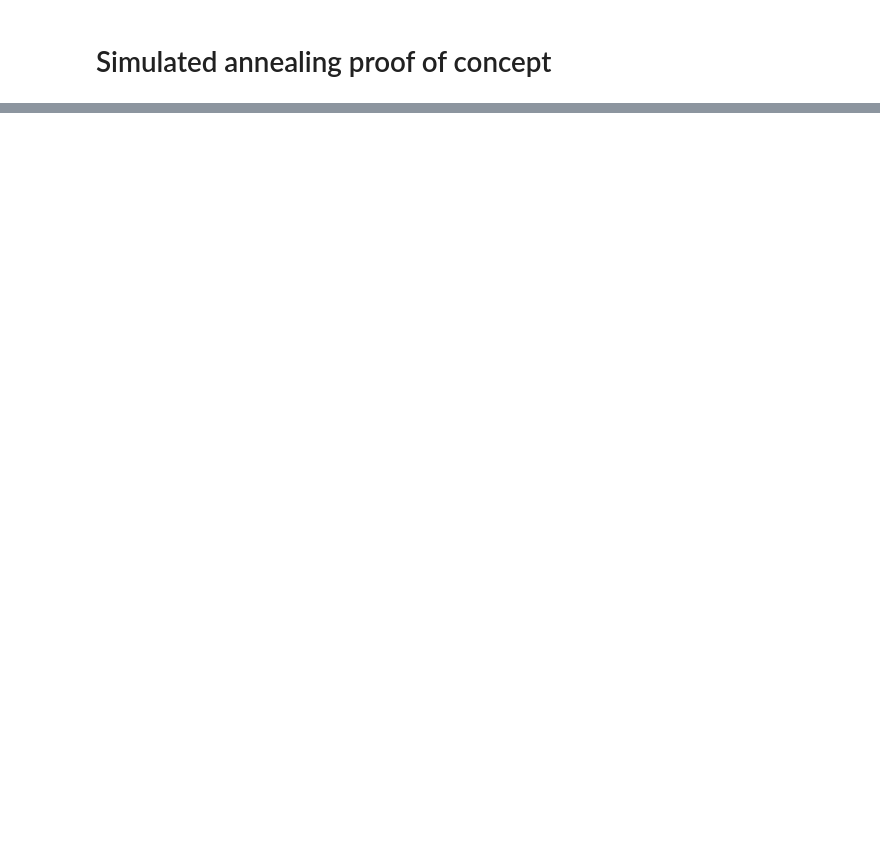
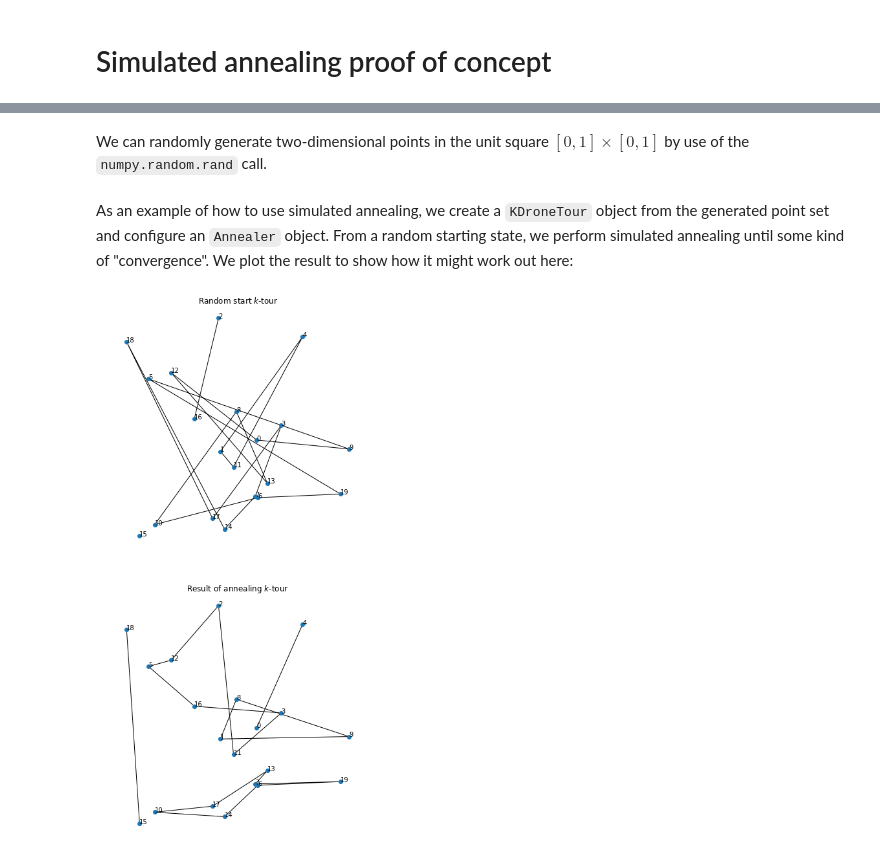
Before and after one commit to DavidNKraemer/ams553-final-project, a Jupyter notebook: notebooks/Proof of concept for simulated annealing.ipynb, the cells around one changed output, grey strips where cells are left out. Cells and saved outputs as stored; diff of their text form; code cells hidden in the pictures; blank space fills up the shorter version.

```diff
--- a/notebooks/Proof of concept for simulated annealing.ipynb
+++ b/notebooks/Proof of concept for simulated annealing.ipynb
@@ -103,9 +2,0 @@ class KDroneTour(StateSpace):
-# %%
-points = rand(10, 2)
-annealer = Annealer(KDroneTour(points, 1))
-k_tour, penalty = annealer.anneal(annealer.space.random_state())
-
-fig, ax = plt.subplots(1,1, figsize=(12,12))
-plot_policies(k_tour, points, axis=ax)
-ax.set_aspect('equal')
-ax.axis('off');
@@ -113,0 +65,28 @@ ax.axis('off');
+# %% [markdown]
+We can randomly generate two-dimensional points in the unit square $[0,1] \times [0,1]$ by use of the `numpy.random.rand` call.
+# %%
+# generate a two dimensional point set, uniformly distributed on the box [0,1] x [0,1]
+points = rand(20, 2)
+# %% [markdown]
+As an example of how to use simulated annealing, we create a `KDroneTour` object from the generated point set and configure an `Annealer` object. From a random starting state, we perform simulated annealing until some kind of "convergence". We plot the result to show how it might work out here:
+# %%
+# set up the simulated annealing with a k-drone tour
+ktour = KDroneTour(points, 5)
+annealer = Annealer(ktour)
+random_start = annealer.space.random_state()
+
+# perform simulated annealing on the random starting k-tour and return the result.
+annealed_tours, penalty = annealer.anneal(random_start);
+
+# plot the results
+fig, axes = subplots(2, 1, figsize=(15, 15))
+plot_policies(random_start, points, axes[0])
+plot_policies(annealed_tours, points, axes[1])
+for ax in axes:
+    ax.set_aspect('equal')
+    ax.axis('off');
+
+axes[0].set_title("Random start $k$-tour");
+axes[1].set_title("Result of annealing $k$-tour");
+# %% [output]
+[figure, added]
```
Also changed, not shown: parts of 8 cells of this notebook, 3 other files.
